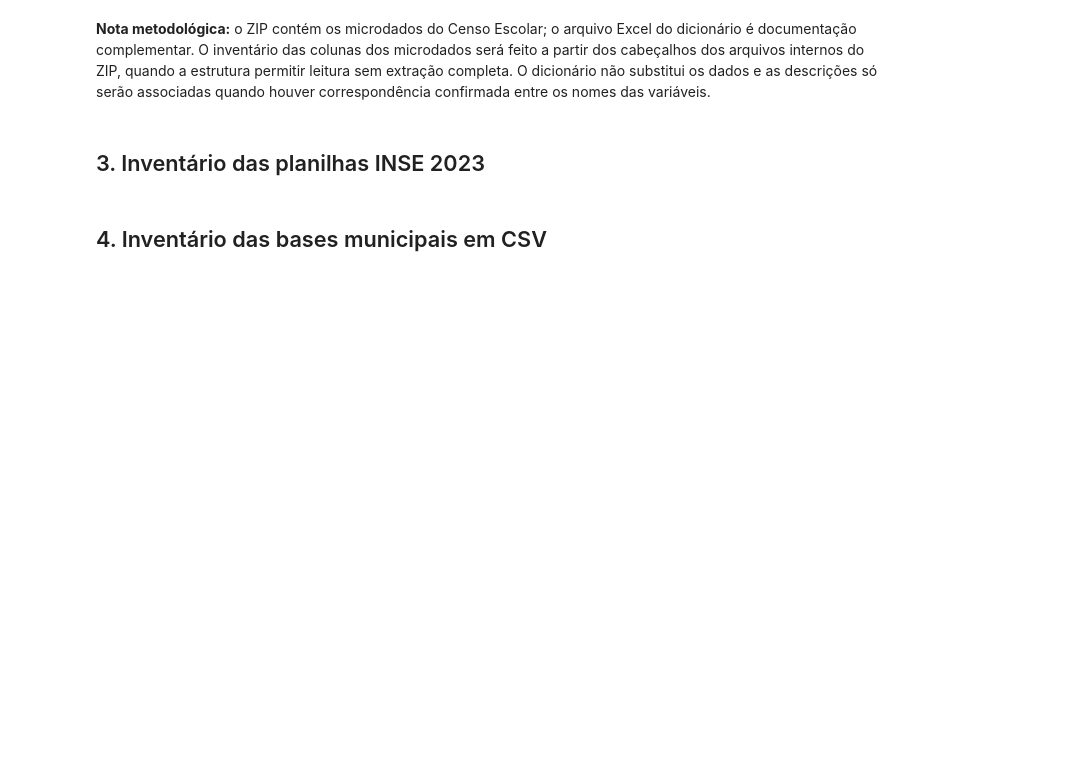
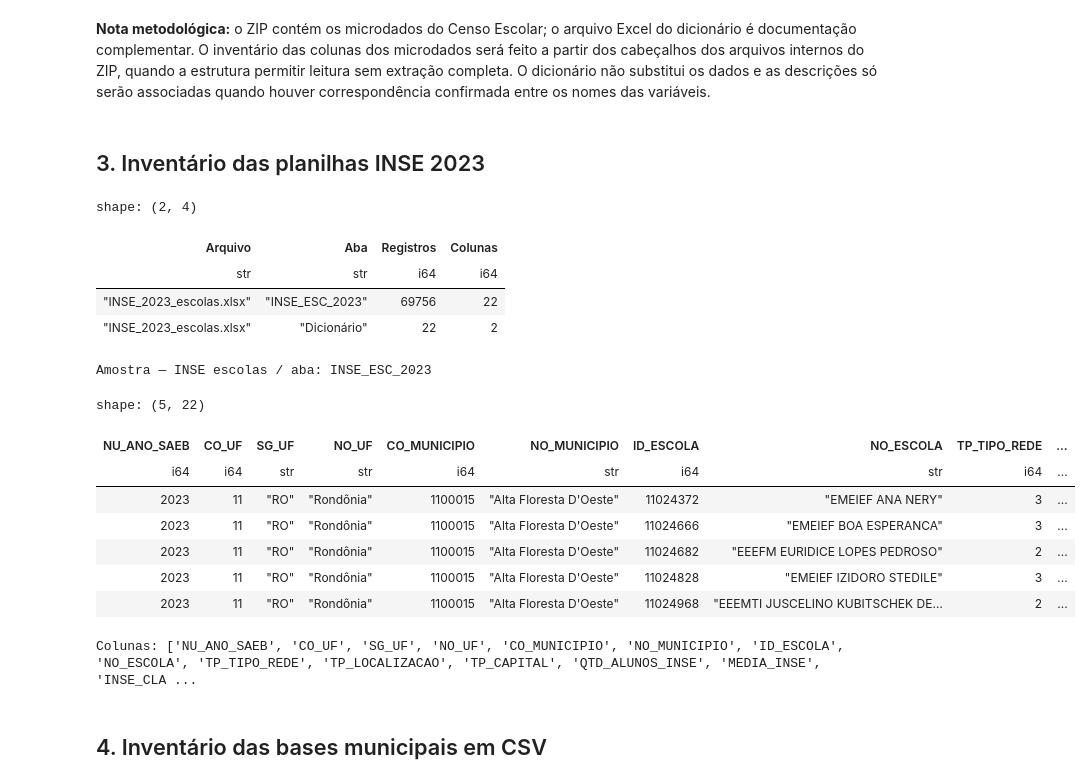
Before and after one commit to FIAP-Challenges/tech_challenge_3, a Jupyter notebook: notebooks/fase_2_entendimento_base_dados/TC3-40_Catalogo_Variaveis.ipynb, the cells around one changed output. Saved outputs shown, nothing was run; the diff lists cells and outputs as text; code cells hidden in the pictures; blank space fills up the shorter version.

```diff
--- a/notebooks/fase_2_entendimento_base_dados/TC3-40_Catalogo_Variaveis.ipynb
+++ b/notebooks/fase_2_entendimento_base_dados/TC3-40_Catalogo_Variaveis.ipynb
@@ -122,33 +590,43 @@ if localizados.get("Dicionário de dados da educação básica"):
 # %%
 def ler_excel_seguro(caminho):
     try:
-        xls = pd.ExcelFile(caminho)
-        resumo = []
-        amostras = {}
-        for aba in xls.sheet_names:
-            df_aba = pd.read_excel(caminho, sheet_name=aba)
-            resumo.append({"Arquivo": caminho.name, "Aba": aba, "Registros": len(df_aba), "Colunas": len(df_aba.columns)})
-            amostras[aba] = df_aba
-        return resumo, amostras
+        planilhas = pl.read_excel(caminho, sheet_id=0, engine="openpyxl")
+        if isinstance(planilhas, pl.DataFrame):
+            planilhas = {"Sheet1": planilhas}
+        resumo = [
+            {"Arquivo": caminho.name, "Aba": aba, "Registros": frame.height, "Colunas": frame.width}
+            for aba, frame in planilhas.items()
+        ]
+        return resumo, planilhas
     except Exception as exc:
         return [{"Arquivo": caminho.name, "Aba": "ERRO DE LEITURA", "Registros": None, "Colunas": None, "Erro": str(exc)}], {}
 
 resumos_inse, amostras_inse = [], {}
 for nome in ["INSE 2023 — escolas"]:
     caminho = localizados[nome]
     if caminho:
         resumo, amostras = ler_excel_seguro(caminho)
-        resumos_inse.extend(resumo)
-        amostras_inse[nome] = amostras
-
-display(pd.DataFrame(resumos_inse))
-
+        resumos_inse.extend(resumo); amostras_inse[nome] = amostras
+display(pl.DataFrame(resumos_inse))
 if "INSE 2023 — escolas" in amostras_inse:
     for aba, df_amostra in amostras_inse["INSE 2023 — escolas"].items():
-        print(f"Amostra — INSE escolas / aba: {aba}")
-        display(df_amostra.head())
-        print("Colunas:", list(df_amostra.columns))
-        break
+        print(f"Amostra — INSE escolas / aba: {aba}"); display(df_amostra.head()); print("Colunas:", df_amostra.columns); break
+# %% [output]
+shape: (2, 4)
+| Arquivo | Aba | Registros | Colunas |
+| str | str | i64 | i64 |
+| "INSE_2023_escolas.xlsx" | "INSE_ESC_2023" | 69756 | 22 |
+| "INSE_2023_escolas.xlsx" | "Dicionário" | 22 | 2 |
+Amostra — INSE escolas / aba: INSE_ESC_2023
+shape: (5, 22)
+| NU_ANO_SAEB | CO_UF | SG_UF | NO_UF | CO_MUNICIPIO | NO_MUNICIPIO | ID_ESCOLA | NO_ESCOLA | TP_TIPO_REDE | ... |
+| i64 | i64 | str | str | i64 | str | i64 | str | i64 | ... |
+| 2023 | 11 | "RO" | "Rondônia" | 1100015 | "Alta Floresta D'Oeste" | 11024372 | "EMEIEF ANA NERY" | 3 | ... |
+| 2023 | 11 | "RO" | "Rondônia" | 1100015 | "Alta Floresta D'Oeste" | 11024666 | "EMEIEF BOA ESPERANCA" | 3 | ... |
+| 2023 | 11 | "RO" | "Rondônia" | 1100015 | "Alta Floresta D'Oeste" | 11024682 | "EEEFM EURIDICE LOPES PEDROSO" | 2 | ... |
+| 2023 | 11 | "RO" | "Rondônia" | 1100015 | "Alta Floresta D'Oeste" | 11024828 | "EMEIEF IZIDORO STEDILE" | 3 | ... |
+| 2023 | 11 | "RO" | "Rondônia" | 1100015 | "Alta Floresta D'Oeste" | 11024968 | "EEEMTI JUSCELINO KUBITSCHEK DE… | 2 | ... |
+Colunas: ['NU_ANO_SAEB', 'CO_UF', 'SG_UF', 'NO_UF', 'CO_MUNICIPIO', 'NO_MUNICIPIO', 'ID_ESCOLA', 'NO_ESCOLA', 'TP_TIPO_REDE', 'TP_LOCALIZACAO', 'TP_CAPITAL', 'QTD_ALUNOS_INSE', 'MEDIA_INSE', 'INSE_CLA ...
 # %% [markdown]
 ## 4. Inventário das bases municipais em CSV
 # %%
```
Also changed, not shown: parts of 10 cells of this notebook, 31 other files.
